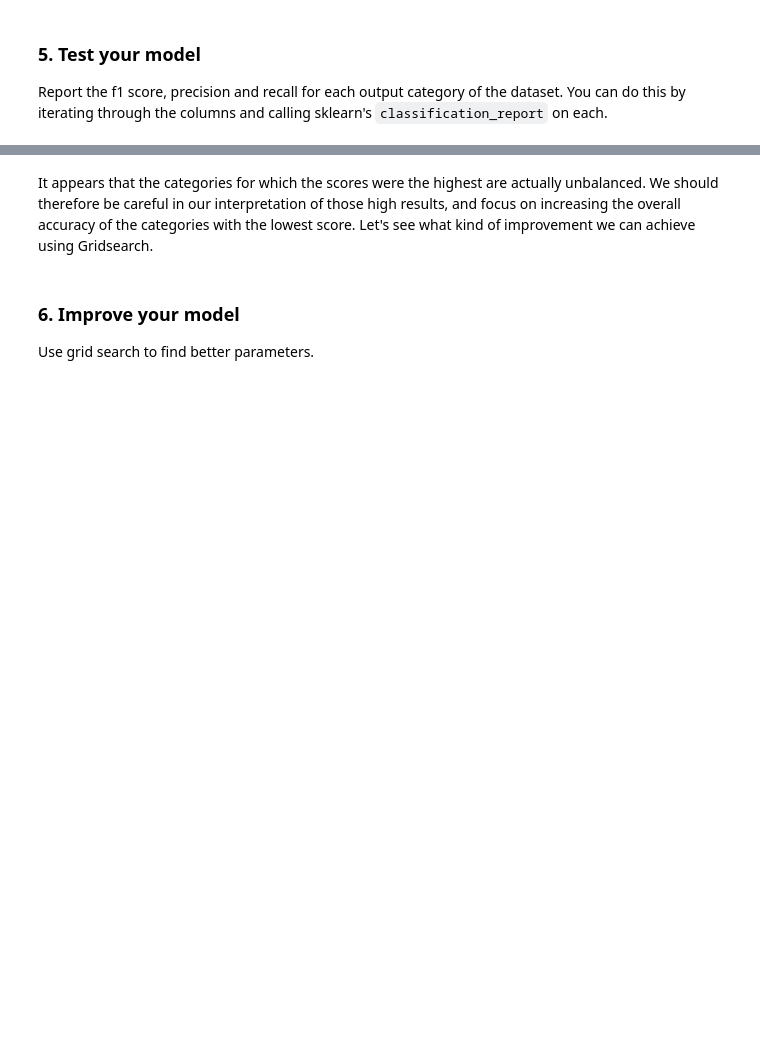
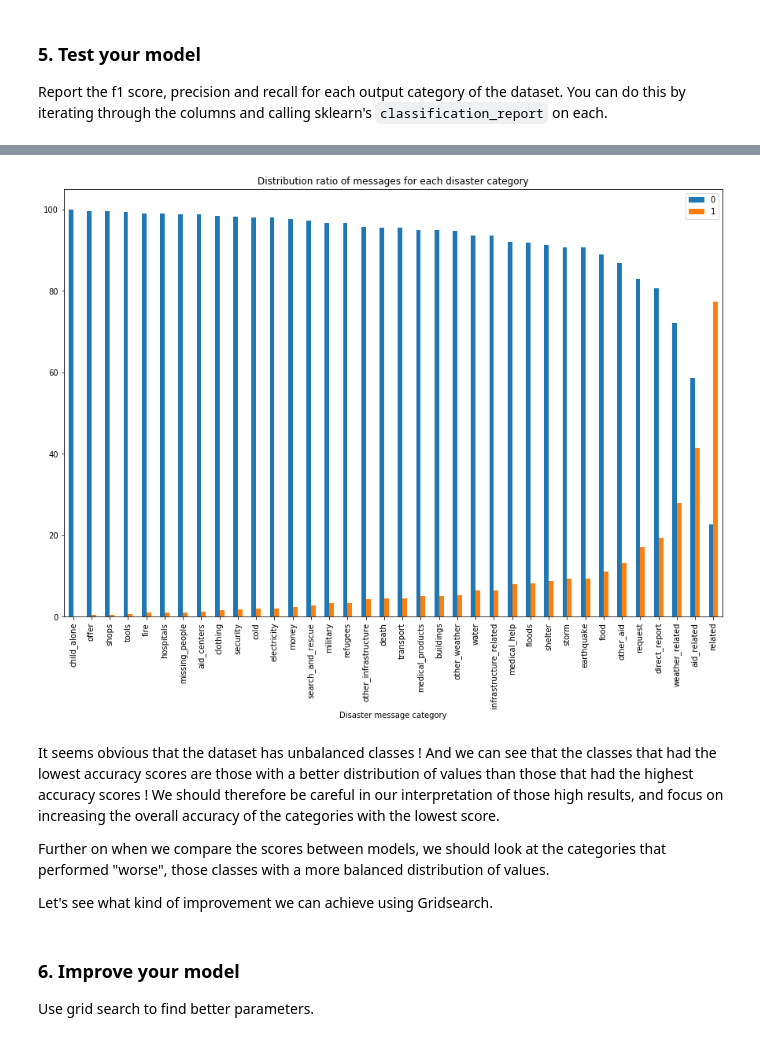
Before and after one commit to acoullandreau/disaster_response_pipeline, a Jupyter notebook: ML Pipeline Preparation.ipynb, the cells around one changed output, grey strips where cells are left out. Cells and saved outputs as stored; diff of their text form; code cells hidden in the pictures; blank space fills up the shorter version.

```diff
--- a/ML Pipeline Preparation.ipynb
+++ b/ML Pipeline Preparation.ipynb
@@ -299,0 +255,15 @@ Name: request, dtype: int64
+# %%
+#first let's define another dataset with the percentage of 0 and 1 for each category
+
+df_source = df.drop(['id', 'message', 'original', 'genre'], axis=1)
+counts = []
+categories = list(df_source.columns.values)
+for i in categories:
+    messages_tagged_1 = df_source[i].sum()
+    messages_tagged_1 = messages_tagged_1*100/df_source.shape[0]
+    messages_tagged_0 = df_source.shape[0]-df_source[i].sum()
+    messages_tagged_0 = messages_tagged_0*100/df_source.shape[0]
+    counts.append((i, messages_tagged_1, messages_tagged_0))
+df_stats = pd.DataFrame(counts, columns=['Disaster message category', 'Distribution ratio - 1', 'Distribution ratio - 0'])
+df_stats.sort_values(by=['Distribution ratio - 1'], inplace=True)
+df_stats
@@ -300,5 +288,22 @@ Name: request, dtype: int64
+# %%
+#let's plot this dataset and observe the distributions
+
+x = df_stats['Disaster message category']
+y = df_stats['Distribution ratio - 0']
+z = df_stats['Distribution ratio - 1']
+
+df_plot = pd.DataFrame(np.c_[y,z], index=x)
+df_plot.plot.bar(figsize=(15, 10), title='Distribution ratio of messages for each disaster category')
+
+plt.show();
+# %% [output]
+[figure, added]
 # %% [markdown]
-It appears that the categories for which the scores were the highest are actually unbalanced. We should therefore be careful in our interpretation of those high results, and focus on increasing the overall accuracy of the categories with the lowest score. Let's see what kind of improvement we can achieve using Gridsearch.
+It seems obvious that the dataset has unbalanced classes ! And we can see that the classes that had the lowest accuracy scores are those with a better distribution of values than those that had the highest accuracy scores ! We should therefore be careful in our interpretation of those high results, and focus on increasing the overall accuracy of the categories with the lowest score.
+
+Further on when we compare the scores between models, we should look at the categories that performed "worse", those classes with a more balanced distribution of values.
+
+Let's see what kind of improvement we can achieve using Gridsearch.
 # %% [markdown]
 ### 6. Improve your model
 Use grid search to find better parameters.
```
Also changed, not shown: parts of 32 cells of this notebook.
